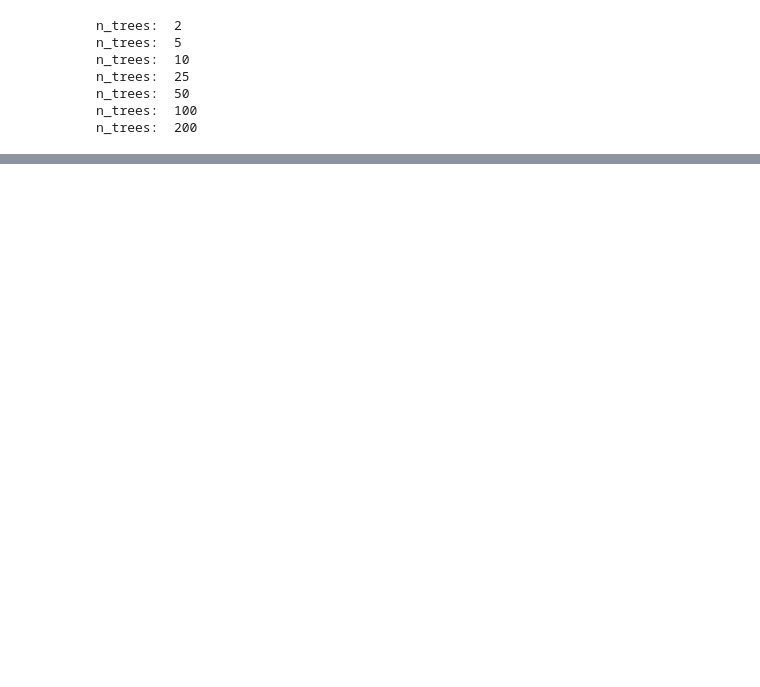
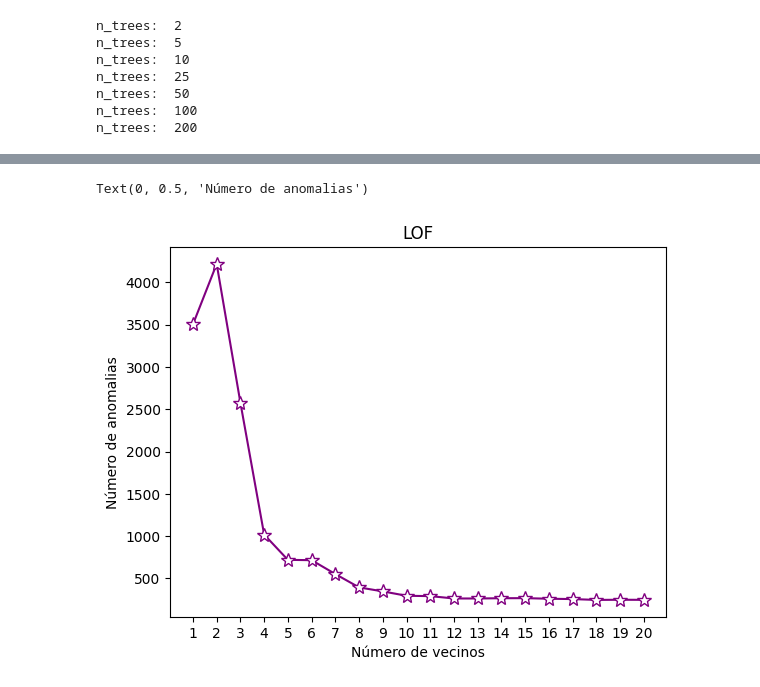
Before and after one commit to AlexSalazar314/Portafolio, a Jupyter notebook: DeteccionAnomalias_SistemasPlanetarios/DeteccionAnomaliasSistemasPlanetarios.ipynb, the cells around one changed output, grey strips where cells are left out. Cells and saved outputs as stored; diff of their text form; code cells hidden in the pictures; blank space fills up the shorter version.

```diff
--- a/DeteccionAnomalias_SistemasPlanetarios/DeteccionAnomaliasSistemasPlanetarios.ipynb
+++ b/DeteccionAnomalias_SistemasPlanetarios/DeteccionAnomaliasSistemasPlanetarios.ipynb
@@ -349,0 +381,10 @@ Text(29.597222222222214, 0.5, 'Número de anomalias')
+# %%
+vecindad=range(1,20+1)
+AnomaliasDetectadas=[]
+for vecinos in vecindad:
+  print("vecindad: ",vecinos)
+  clf = LocalOutlierFactor(n_neighbors=vecinos)
+  y_pred = clf.fit_predict(X)
+  #df_norm["scoreLOF"] = clf.negative_outlier_factor_
+  df_norm["claseLOF"] = y_pred  # -1 = outlier, 1 = inlier
+  AnomaliasDetectadas.append(len(df_norm[df_norm["claseLOF"]==-1]))
@@ -349,0 +412,9 @@ Text(29.597222222222214, 0.5, 'Número de anomalias')
+# %%
+plt.plot(vecindad,AnomaliasDetectadas,marker="*",markerfacecolor="white",markersize=10,color="purple")
+plt.title("LOF")
+plt.xlabel("Número de vecinos")
+plt.xticks(vecindad)
+plt.ylabel("Número de anomalias")
+# %% [output]
+Text(0, 0.5, 'Número de anomalias')
+[figure, added]
```
Also changed, not shown: parts of 31 cells of this notebook, 23 other files.
